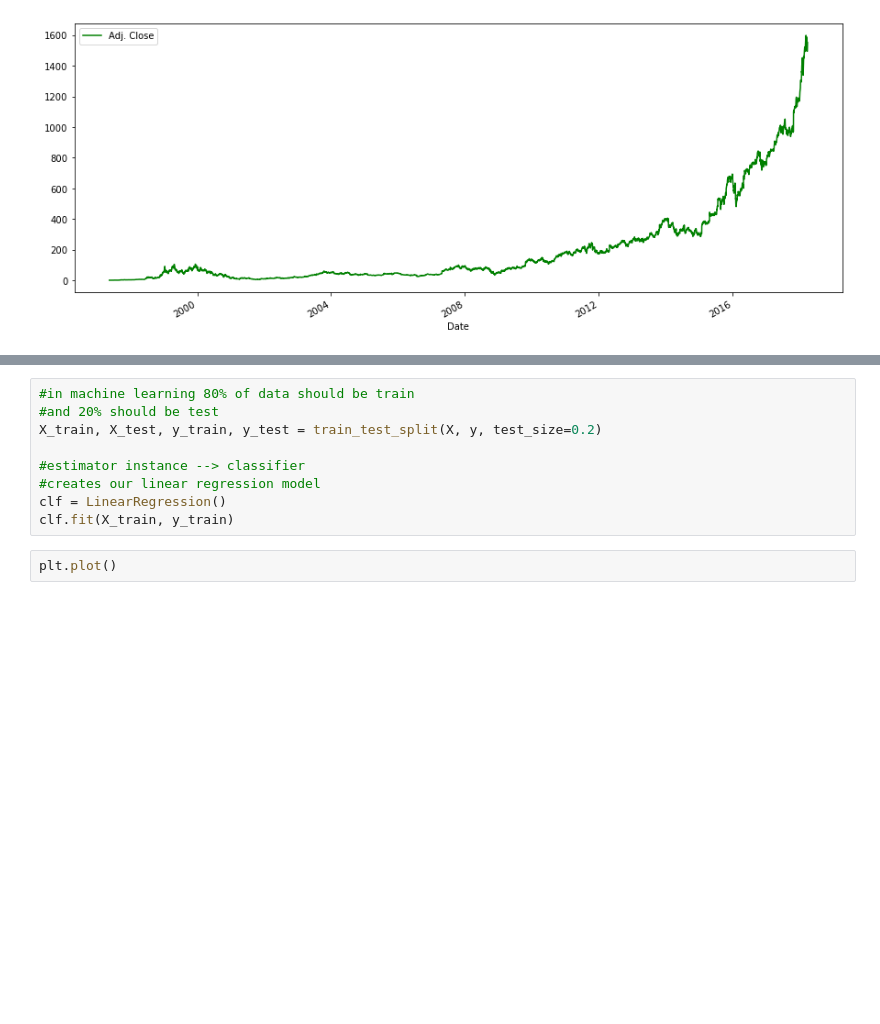
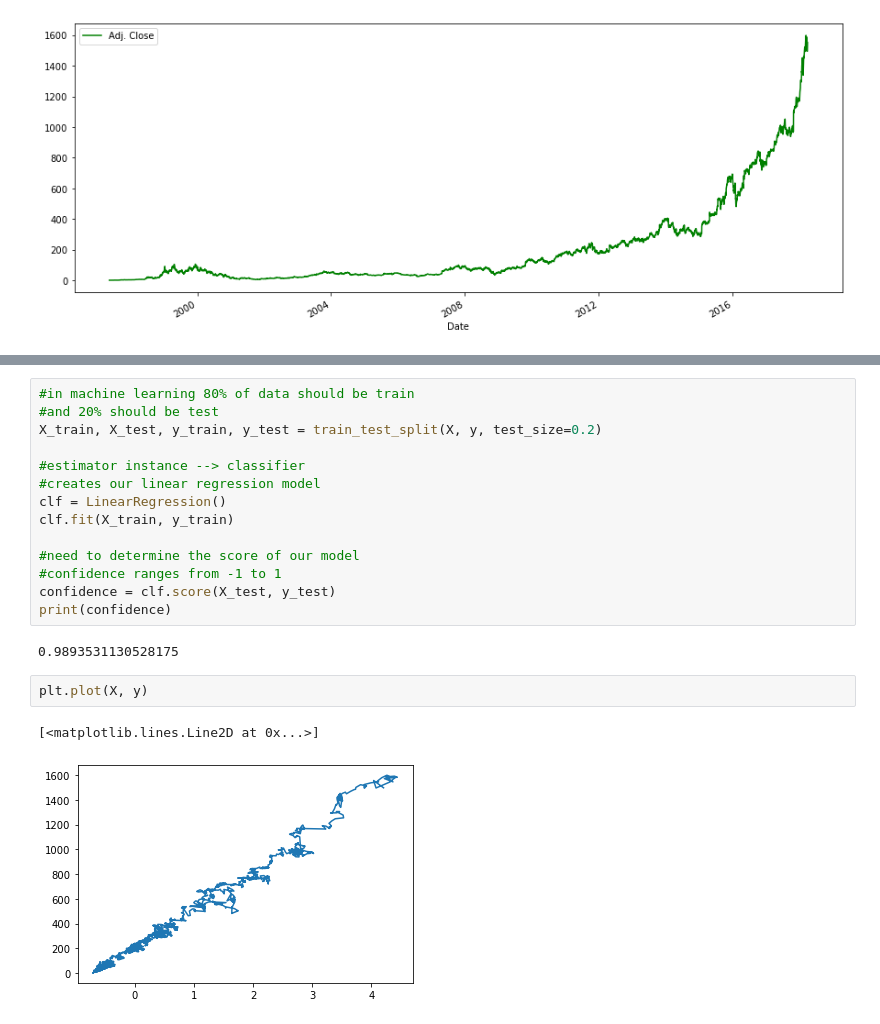
Before and after one commit to hopegiometti/PredictingStocksWithPython, a Jupyter notebook: Untitled.ipynb, the cells around one changed output, grey strips where cells are left out. Cells and saved outputs as stored; diff of their text form; blank space fills up the shorter version.

Commit message:
scored model

```diff
--- a/Untitled.ipynb
+++ b/Untitled.ipynb
@@ -62,5 +60,15 @@ X_train, X_test, y_train, y_test = train_test_split(X, y, test_size=0.2)
 #creates our linear regression model
 clf = LinearRegression()
 clf.fit(X_train, y_train)
+
+#need to determine the score of our model
+#confidence ranges from -1 to 1
+confidence = clf.score(X_test, y_test)
+print(confidence)
+# %% [output]
+0.9893531130528175
 # %%
-plt.plot()
+plt.plot(X, y)
+# %% [output]
+[<matplotlib.lines.Line2D at 0x...>]
+[figure, added]
```
Also changed, not shown: parts of 1 cell of this notebook.
